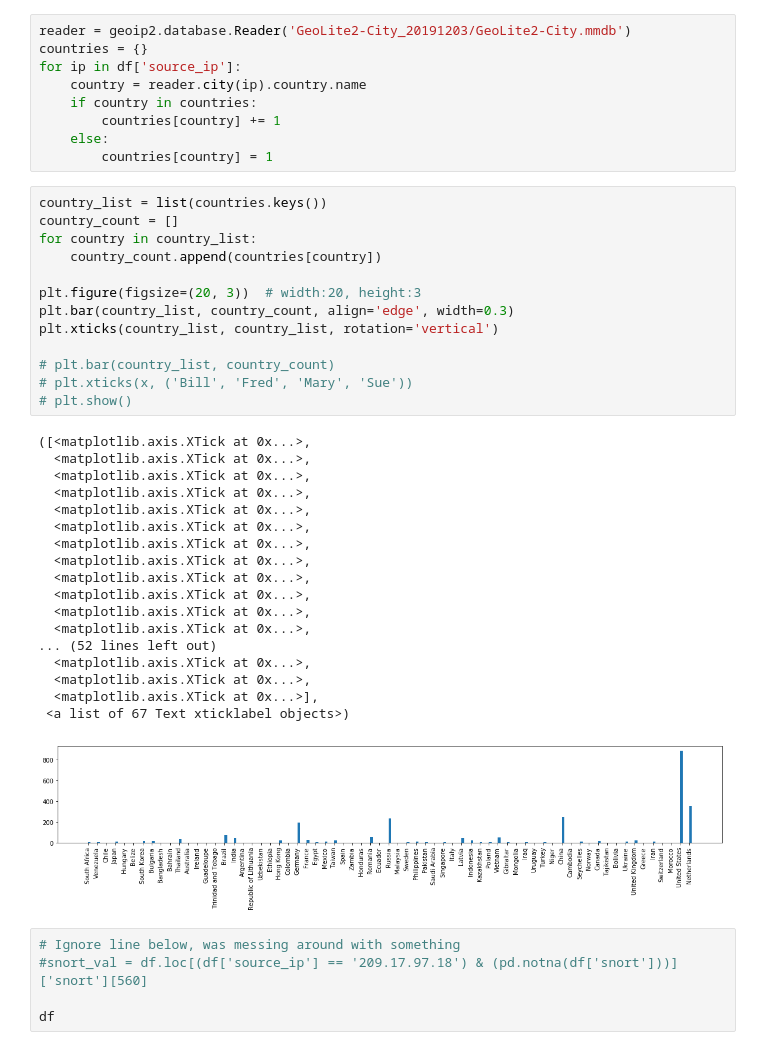
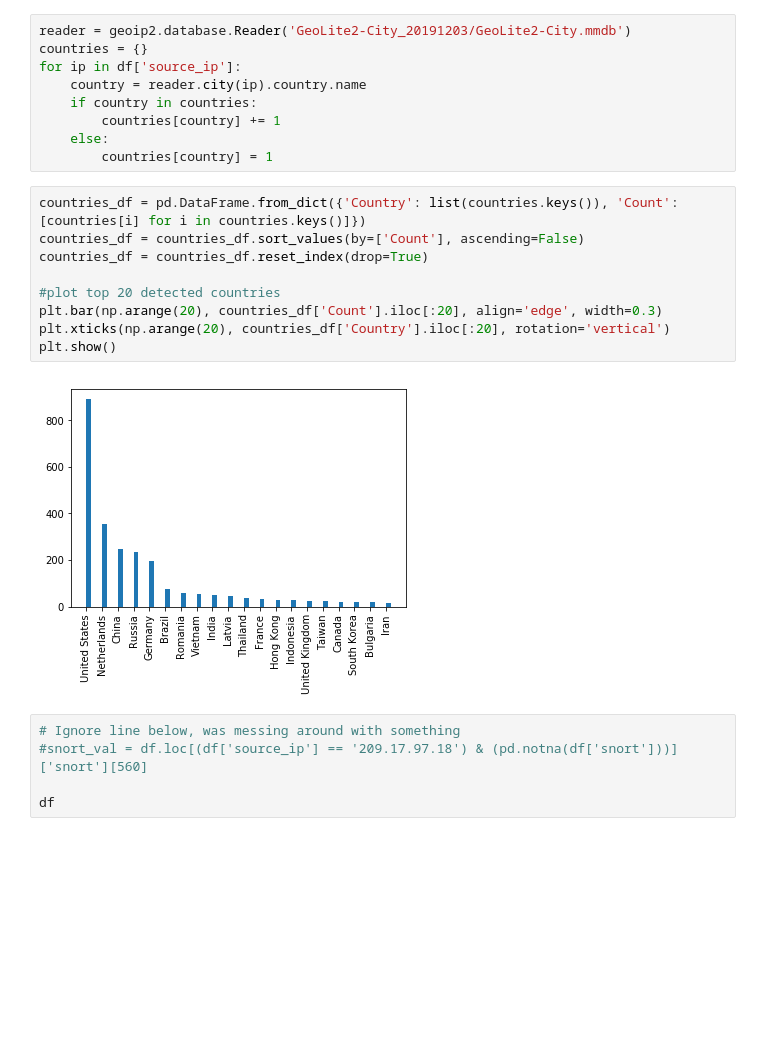
Before and after one commit to jsc7899/NetSec-Final-Project, a Jupyter notebook: python/data_exploration.ipynb, the cells around one changed output. Cells and saved outputs as stored; diff of their text form; blank space fills up the shorter version.

```diff
--- a/python/data_exploration.ipynb
+++ b/python/data_exploration.ipynb
@@ -17,38 +17,17 @@ for ip in df['source_ip']:
         countries[country] += 1
     else:
         countries[country] = 1
-# %%
-country_list = list(countries.keys())
-country_count = []
-for country in country_list:
-    country_count.append(countries[country])
-
-plt.figure(figsize=(20, 3))  # width:20, height:3
-plt.bar(country_list, country_count, align='edge', width=0.3)
-plt.xticks(country_list, country_list, rotation='vertical')
-
-# plt.bar(country_list, country_count)
-# plt.xticks(x, ('Bill', 'Fred', 'Mary', 'Sue'))
-# plt.show()
-# %% [output]
-([<matplotlib.axis.XTick at 0x...>,
-  <matplotlib.axis.XTick at 0x...>,
-  <matplotlib.axis.XTick at 0x...>,
-  <matplotlib.axis.XTick at 0x...>,
-  <matplotlib.axis.XTick at 0x...>,
-  <matplotlib.axis.XTick at 0x...>,
-  <matplotlib.axis.XTick at 0x...>,
-  <matplotlib.axis.XTick at 0x...>,
-  <matplotlib.axis.XTick at 0x...>,
-  <matplotlib.axis.XTick at 0x...>,
-  <matplotlib.axis.XTick at 0x...>,
-  <matplotlib.axis.XTick at 0x...>,
-... (52 lines left out)
-  <matplotlib.axis.XTick at 0x...>,
-  <matplotlib.axis.XTick at 0x...>,
-  <matplotlib.axis.XTick at 0x...>],
- <a list of 67 Text xticklabel objects>)
-[figure, removed]
+# %%
+countries_df = pd.DataFrame.from_dict({'Country': list(countries.keys()), 'Count': [countries[i] for i in countries.keys()]})
+countries_df = countries_df.sort_values(by=['Count'], ascending=False)
+countries_df = countries_df.reset_index(drop=True)
+
+#plot top 20 detected countries
+plt.bar(np.arange(20), countries_df['Count'].iloc[:20], align='edge', width=0.3)
+plt.xticks(np.arange(20), countries_df['Country'].iloc[:20], rotation='vertical')
+plt.show()
+# %% [output]
+[figure, added]
 # %%
 # Ignore line below, was messing around with something
 #snort_val = df.loc[(df['source_ip'] == '209.17.97.18') & (pd.notna(df['snort']))]['snort'][560]
```
Also changed, not shown: 6 other files.
